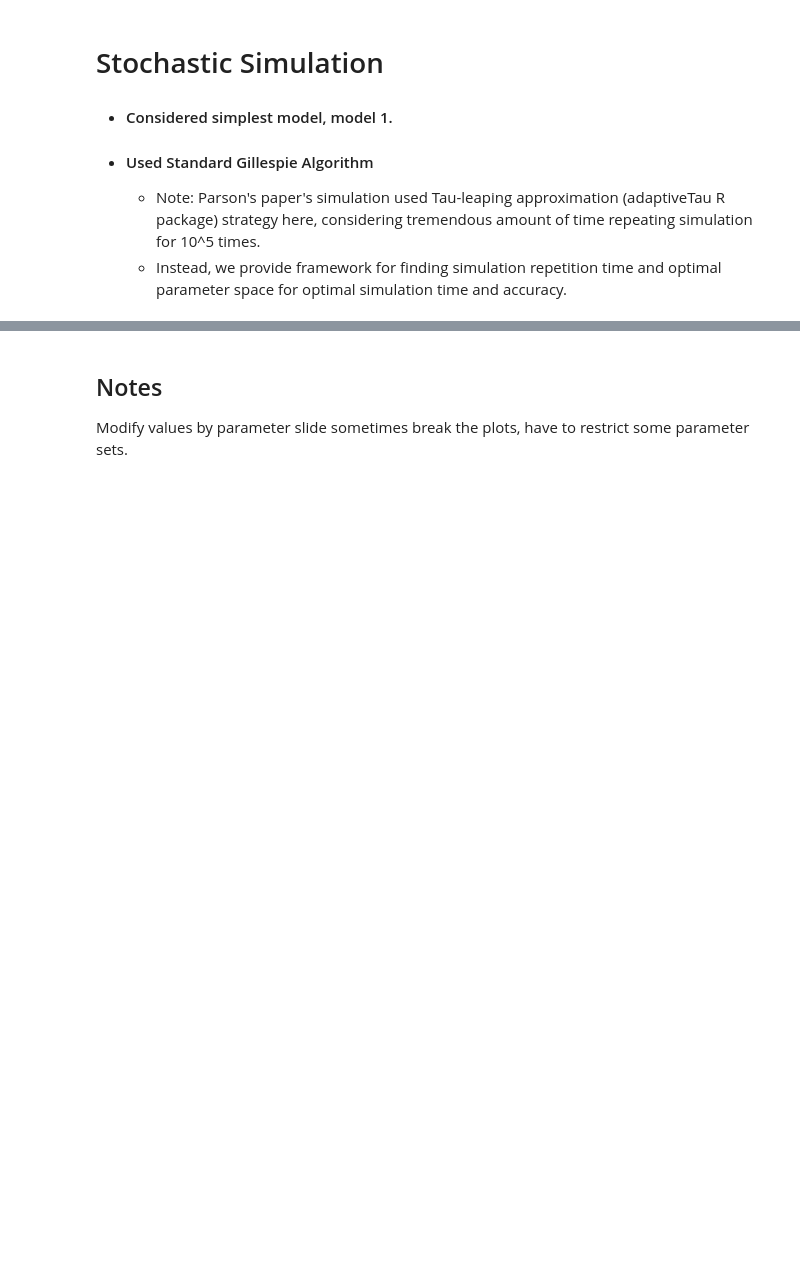
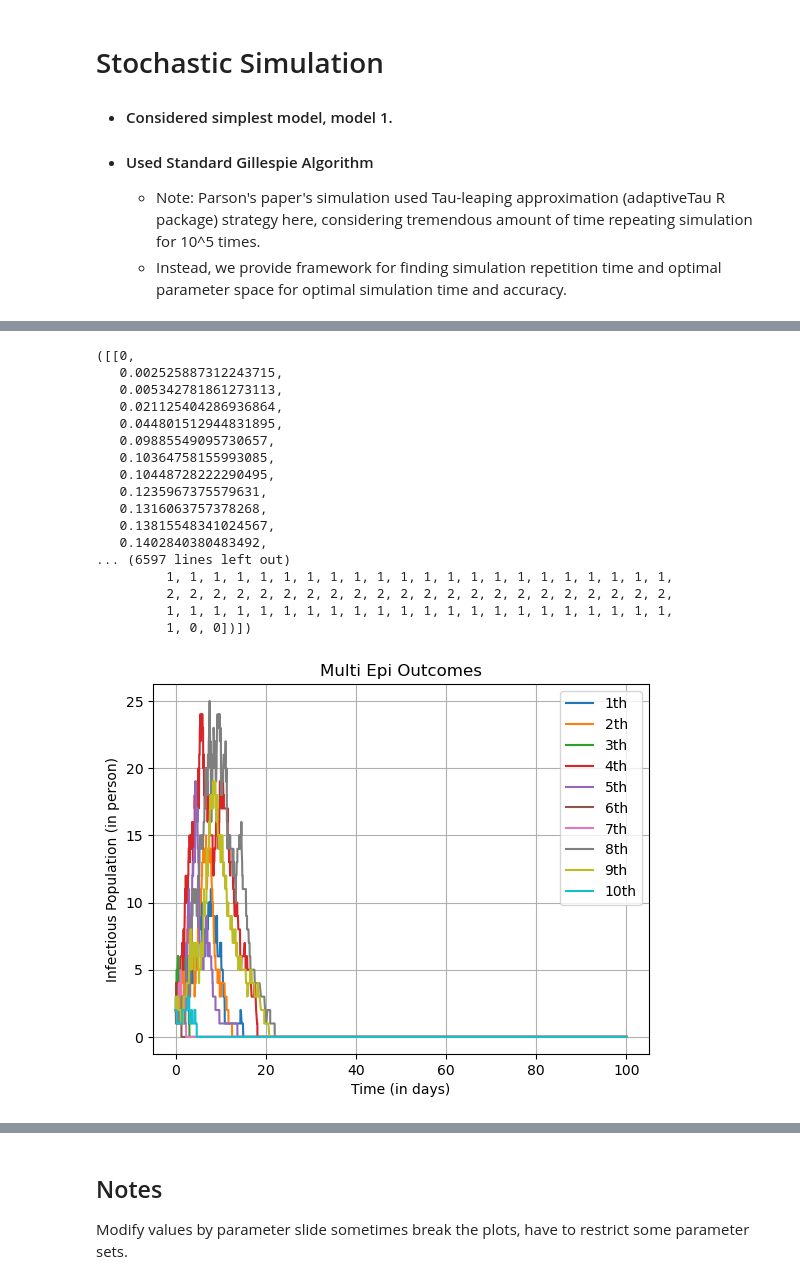
Before and after one commit to mdsnpr/Epidemiology-Summer2025-, a Jupyter notebook: Codes/Simulation of Different Type of SIR Models with Vaccination.ipynb, the cells around one changed output, grey strips where cells are left out. Saved outputs shown, nothing was run; the diff lists cells and outputs as text; code cells hidden in the pictures; blank space fills up the shorter version.

```diff
--- a/Codes/Simulation of Different Type of SIR Models with Vaccination.ipynb
+++ b/Codes/Simulation of Different Type of SIR Models with Vaccination.ipynb
@@ -355,0 +429,21 @@ plot_stochastic_epioutcomes(1, 0.5, 0.1)
+# %%
+plot_stochastic_epioutcomes(1, 0.5, 0.1, nsim = 10, seed_adj = 10)
+# %% [output]
+([[0,
+   0.002525887312243715,
+   0.005342781861273113,
+   0.021125404286936864,
+   0.044801512944831895,
+   0.09885549095730657,
+   0.10364758155993085,
+   0.10448728222290495,
+   0.1235967375579631,
+   0.1316063757378268,
+   0.13815548341024567,
+   0.1402840380483492,
+... (6597 lines left out)
+         1, 1, 1, 1, 1, 1, 1, 1, 1, 1, 1, 1, 1, 1, 1, 1, 1, 1, 1, 1, 1, 1,
+         2, 2, 2, 2, 2, 2, 2, 2, 2, 2, 2, 2, 2, 2, 2, 2, 2, 2, 2, 2, 2, 2,
+         1, 1, 1, 1, 1, 1, 1, 1, 1, 1, 1, 1, 1, 1, 1, 1, 1, 1, 1, 1, 1, 1,
+         1, 0, 0])])
+[figure, added]
```
Also changed, not shown: parts of 8 cells of this notebook, 1 other file.
